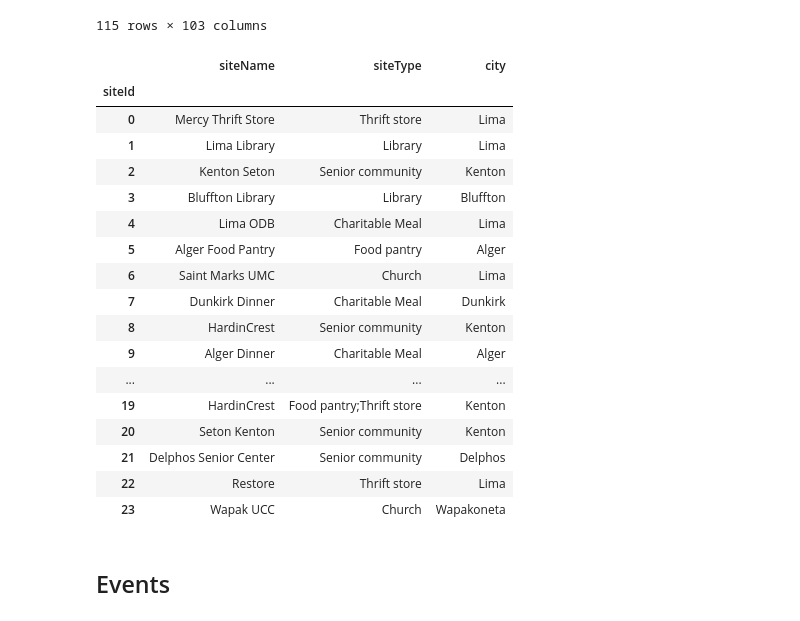
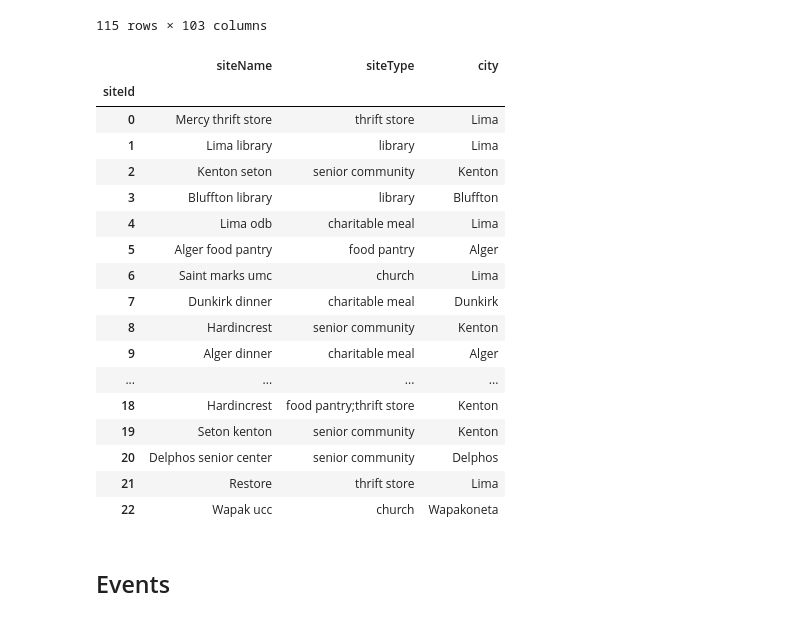
Before and after one commit to Human-Centered-Optimization-Lab/clinicOpt, a Jupyter notebook: tools/normalizeData.ipynb, the cells around one changed output. Cells and saved outputs as stored; diff of their text form; code cells hidden in the pictures.

```diff
--- a/tools/normalizeData.ipynb
+++ b/tools/normalizeData.ipynb
@@ -22,38 +22,43 @@ unnorm_data
 # %%
 
 no_special = unnorm_data.loc[:, "Site Types"] != "Special Event"
 
 sites = unnorm_data.loc[no_special,["Physical location", "Site Types", "City"]]
+
+# String manipulation
+sites.loc[:,"Physical location"] =  sites.loc[:,"Physical location"].str.lower()
+sites.loc[:,"Physical location"] =  sites.loc[:,"Physical location"].str.capitalize()
+sites.loc[:,"Site Types"] =  sites.loc[:,"Site Types"].str.lower()
 
 # Drop repeated rows
 sites = sites.drop_duplicates()
 sites = sites.dropna()
 sites.index = sites.reset_index().index
 sites.index.name = "siteId"
 
 # Rename columns
 sites.rename(columns={"Physical location" : "siteName", "Site Types": "siteType", "City": "city"}, inplace=True)
 
 sites
 # %% [output]
 |  | siteName | siteType | city |
 | siteId |  |  |  |
-| 0 | Mercy Thrift Store | Thrift store | Lima |
-| 1 | Lima Library | Library | Lima |
-| 2 | Kenton Seton | Senior community | Kenton |
-| 3 | Bluffton Library | Library | Bluffton |
-| 4 | Lima ODB | Charitable Meal | Lima |
-| 5 | Alger Food Pantry | Food pantry | Alger |
-| 6 | Saint Marks UMC | Church | Lima |
-| 7 | Dunkirk Dinner | Charitable Meal | Dunkirk |
-| 8 | HardinCrest | Senior community | Kenton |
-| 9 | Alger Dinner | Charitable Meal | Alger |
+| 0 | Mercy thrift store | thrift store | Lima |
+| 1 | Lima library | library | Lima |
+| 2 | Kenton seton | senior community | Kenton |
+| 3 | Bluffton library | library | Bluffton |
+| 4 | Lima odb | charitable meal | Lima |
+| 5 | Alger food pantry | food pantry | Alger |
+| 6 | Saint marks umc | church | Lima |
+| 7 | Dunkirk dinner | charitable meal | Dunkirk |
+| 8 | Hardincrest | senior community | Kenton |
+| 9 | Alger dinner | charitable meal | Alger |
 | ... | ... | ... | ... |
-| 19 | HardinCrest | Food pantry;Thrift store | Kenton |
-| 20 | Seton Kenton | Senior community | Kenton |
-| 21 | Delphos Senior Center | Senior community | Delphos |
-| 22 | Restore | Thrift store | Lima |
-| 23 | Wapak UCC | Church | Wapakoneta |
+| 18 | Hardincrest | food pantry;thrift store | Kenton |
+| 19 | Seton kenton | senior community | Kenton |
+| 20 | Delphos senior center | senior community | Delphos |
+| 21 | Restore | thrift store | Lima |
+| 22 | Wapak ucc | church | Wapakoneta |
 # %% [markdown]
 ## Events
 # %%
```
Also changed, not shown: parts of 1 cell of this notebook, 3 other files.
